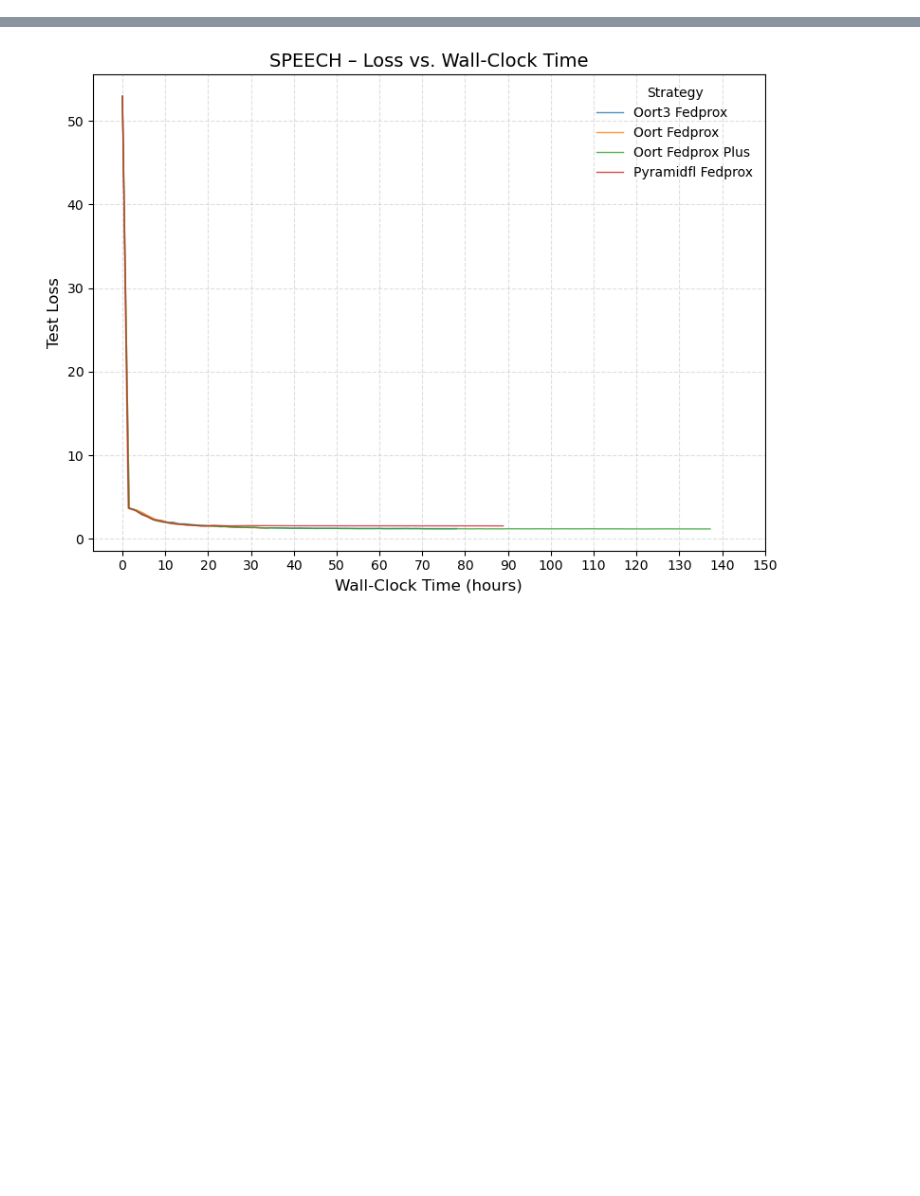
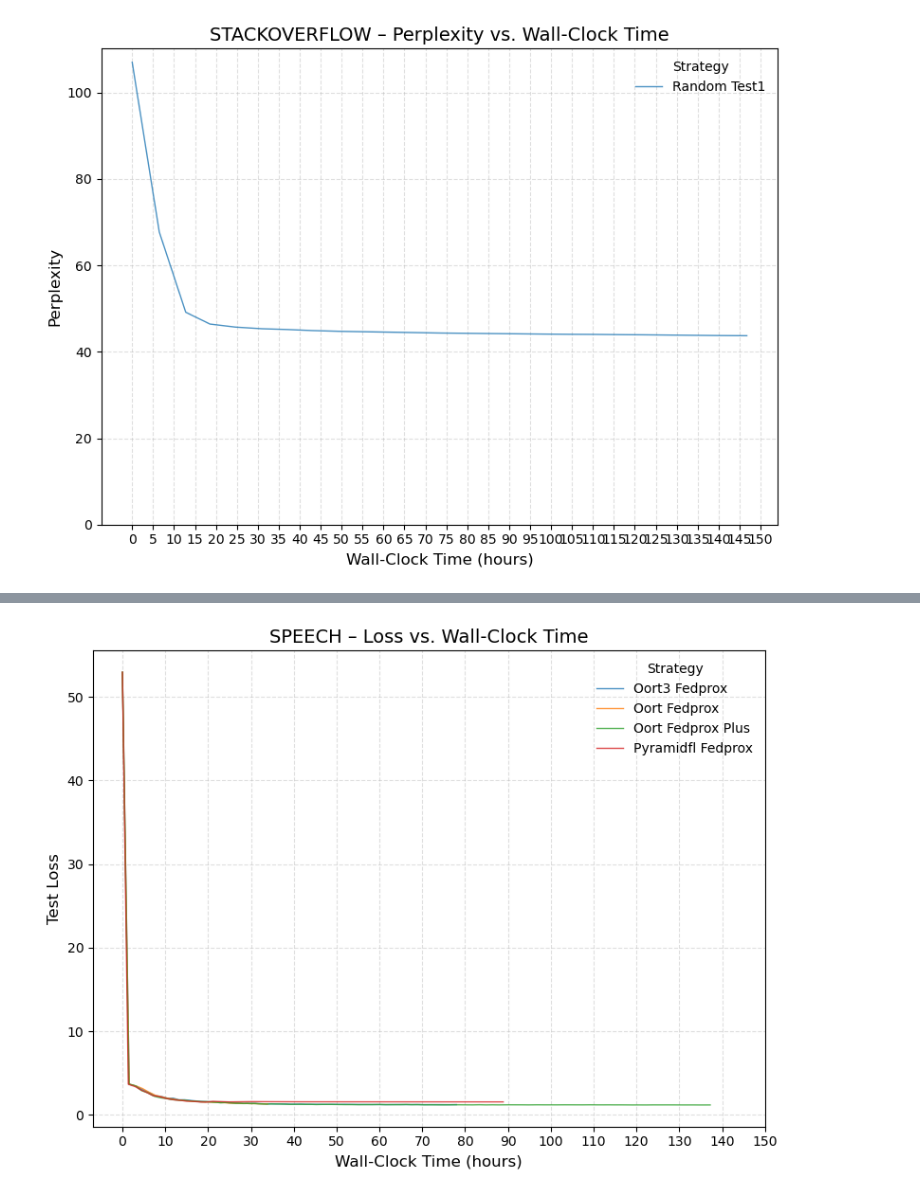
Before and after one commit to Bossbap/Bliss, a Jupyter notebook: notebooks/plot_results.ipynb, the cells around one changed output, grey strips where cells are left out. Drawn from its saved outputs; the diff is of its cells as text; code cells hidden in the pictures; blank space fills up the shorter version.

```diff
--- a/notebooks/plot_results.ipynb
+++ b/notebooks/plot_results.ipynb
@@ -87,3 +93,80 @@ plot_task('OpenImg')
+# %%
+import os
+import re
+import math
+import numpy as np
+import matplotlib.pyplot as plt
+
+def parse_stackoverflow_log(filepath):
+    """Extract wall-clock hours and perplexity values from a StackOverflow log."""
+    clock_vals = []
+    perplexities = []
+    clock_pattern = re.compile(r"""["']clock["']\s*:\s*([-+]?\d*.?\d+(?:[eE][-+]?\d+)?)""")
+    loss_pattern = re.compile(r"""["']loss["']\s*:\s*([-+]?\d*.?\d+(?:[eE][-+]?\d+)?)""")
+
+
+    with open(filepath, 'r', encoding='utf-8', errors='ignore') as f:
+        for line in f:
+            clock_match = clock_pattern.search(line)
+            loss_match = loss_pattern.search(line)
+            if clock_match and loss_match:
+                clock_s = float(clock_match.group(1))
+                loss_val = float(loss_match.group(1))
+                clock_vals.append(clock_s / 3600.0)
+                perplexities.append(loss_val**2)
+
+    if not clock_vals:
+        return np.array([]), np.array([])
+
+    times, perps = zip(*sorted(zip(clock_vals, perplexities)))
+    return np.array(times), np.array(perps)
+
+
+def plot_stackoverflow(task_folder, base_path='../run_global_loggings/'):
+    """Plot perplexity vs. wall-clock time for all StackOverflow experiments."""
+    task_dir = os.path.join(base_path, task_folder)
+    experiments = sorted([
+        fn for fn in os.listdir(task_dir)
+        if os.path.isfile(os.path.join(task_dir, fn))
+    ])
+
+    plt.figure(figsize=(8, 6))
+    plt.grid(True, linestyle='--', alpha=0.4)
+
+    max_hour = 0.0
+    for exp in experiments:
+        logfile = os.path.join(task_dir, exp)
+        times, perps = parse_stackoverflow_log(logfile)
+        if times.size == 0:
+            continue
+
+        pretty = " ".join(word.capitalize() for word in os.path.splitext(exp)[0].split('_'))
+
+        plt.plot(
+            times, perps,
+            linestyle='-',
+            linewidth=1.0,
+            alpha=0.8,
+            label=pretty
+        )
+        max_hour = max(max_hour, float(times.max()))
+
+    plt.xlabel('Wall‑Clock Time (hours)', fontsize=12)
+    plt.ylabel('Perplexity', fontsize=12)
+    plt.title(f'{task_folder.upper()} – Perplexity vs. Wall‑Clock Time', fontsize=14)
+
+    if max_hour > 0:
+        plt.xticks(np.arange(0, max_hour + 5, 5))
+
+    plt.ylim(bottom=0)
+    plt.legend(title='Strategy', fontsize=10, frameon=False)
+    plt.tight_layout()
+    plt.show()
+
+
+plot_stackoverflow('stackoverflow')
+# %% [output]
+[figure, added]
 # %%
 import os
 import re
```
Also changed, not shown: parts of 3 cells of this notebook, 55 other files.
